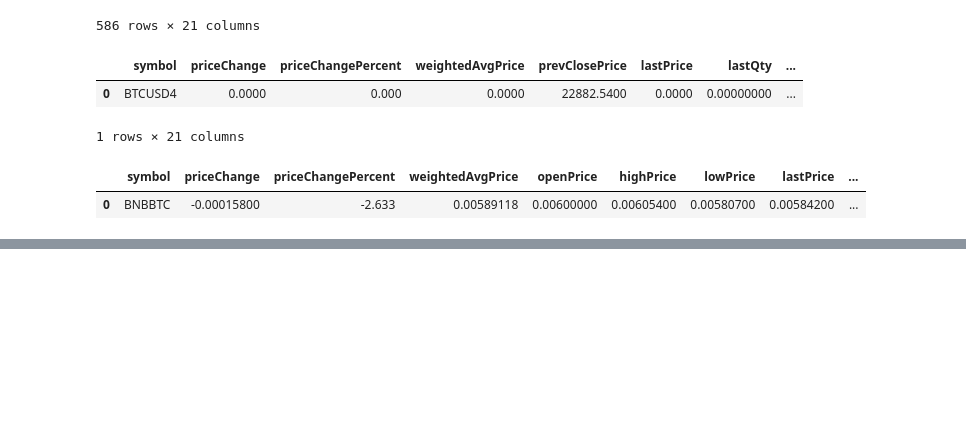
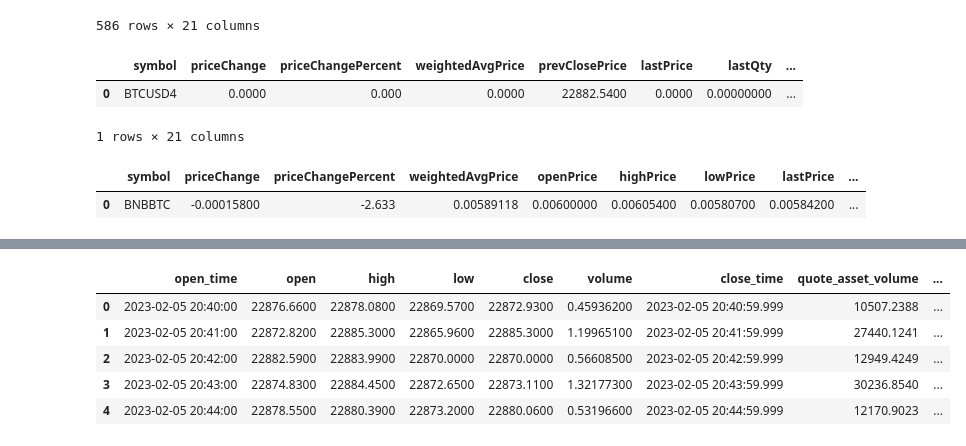
Before and after one commit to choup67/DST_OPA, a Jupyter notebook: recup_info.ipynb, the cells around one changed output, grey strips where cells are left out. Drawn from its saved outputs; the diff is of its cells as text; code cells hidden in the pictures; blank space fills up the shorter version.

Commit message:
ajout nouvelle fonction + test

```diff
--- a/recup_info.ipynb
+++ b/recup_info.ipynb
@@ -299,0 +322,8 @@ price_stats_tot
+# %%
+columns = [
+        "open_time", "open", "high", "low", "close", "volume",
+        "close_time", "quote_asset_volume", "number_of_trades",
+        "taker_buy_base_asset_volume", "taker_buy_quote_asset_volume", "ignore"
+    ]
+# %%
+df = pd.DataFrame(kline, columns=columns)
@@ -299,0 +350,29 @@ price_stats_tot
+# %%
+from time import sleep
+#définition de la fonction pour la récupération des infos kline
+def recup_klines(pair):
+    kline = requests.get('https://api.binance.us/api/v3/klines?symbol={}&interval=1m'.format(pair)).json()
+    #définition des colonnes
+    columns = [
+        "open_time", "open", "high", "low", "close", "volume",
+        "close_time", "quote_asset_volume", "number_of_trades",
+        "taker_buy_base_asset_volume", "taker_buy_quote_asset_volume", "ignore"
+    ]
+    data = pd.DataFrame(kline, columns=columns)
+    data["symbol"] = pair
+    return data
+
+# Récupération des données pour chaque symbole
+all_data = []
+for pair in pairs_list:
+    df = recup_klines(pair)
+    if not df.empty:
+        all_data.append(df)
+    sleep(0.5)
+
+# Concaténation finale
+if all_data:
+    full_df = pd.concat(all_data, ignore_index=True)
+    print(full_df.head())
+else:
+    print("Aucune donnée récupérée.")
@@ -299,0 +400,3 @@ price_stats_tot
+# %%
+pd.set_option("display.expand_frame_repr", False)  # Empêche le retour à la ligne automatique
+print(full_df.head(10))
@@ -299,0 +415,12 @@ price_stats_tot
+# %%
+kline_df = full_df
+kline_df['open_time'] = pd.to_datetime(kline_df['open_time'], unit='ms')
+kline_df['close_time'] = pd.to_datetime(kline_df['close_time'], unit='ms')
+kline_df.head()
+# %% [output]
+|  | open_time | open | high | low | close | volume | close_time | quote_asset_volume | ... |
+| 0 | 2023-02-05 20:40:00 | 22876.6600 | 22878.0800 | 22869.5700 | 22872.9300 | 0.45936200 | 2023-02-05 20:40:59.999 | 10507.2388 | ... |
+| 1 | 2023-02-05 20:41:00 | 22872.8200 | 22885.3000 | 22865.9600 | 22885.3000 | 1.19965100 | 2023-02-05 20:41:59.999 | 27440.1241 | ... |
+| 2 | 2023-02-05 20:42:00 | 22882.5900 | 22883.9900 | 22870.0000 | 22870.0000 | 0.56608500 | 2023-02-05 20:42:59.999 | 12949.4249 | ... |
+| 3 | 2023-02-05 20:43:00 | 22874.8300 | 22884.4500 | 22872.6500 | 22873.1100 | 1.32177300 | 2023-02-05 20:43:59.999 | 30236.8540 | ... |
+| 4 | 2023-02-05 20:44:00 | 22878.5500 | 22880.3900 | 22873.2000 | 22880.0600 | 0.53196600 | 2023-02-05 20:44:59.999 | 12170.9023 | ... |
```
Also changed, not shown: parts of 14 cells of this notebook.
